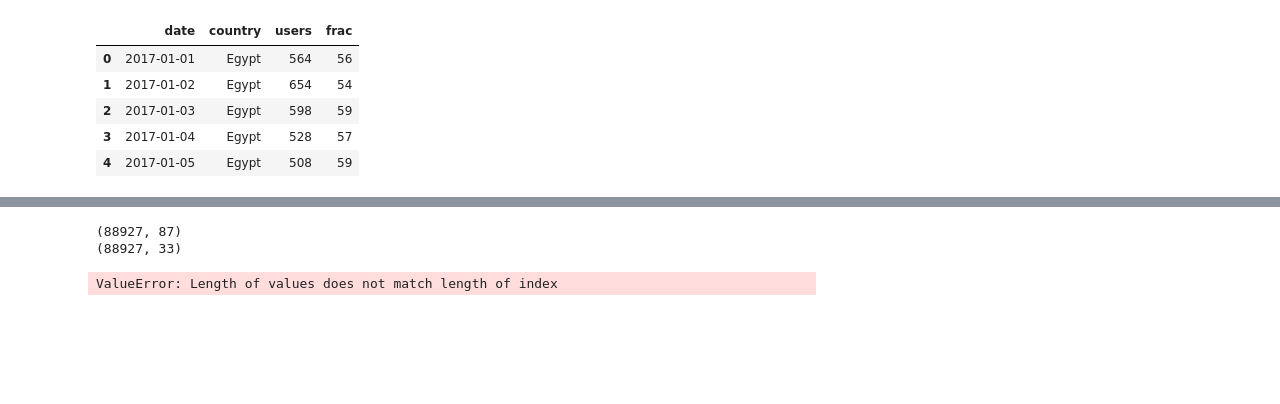
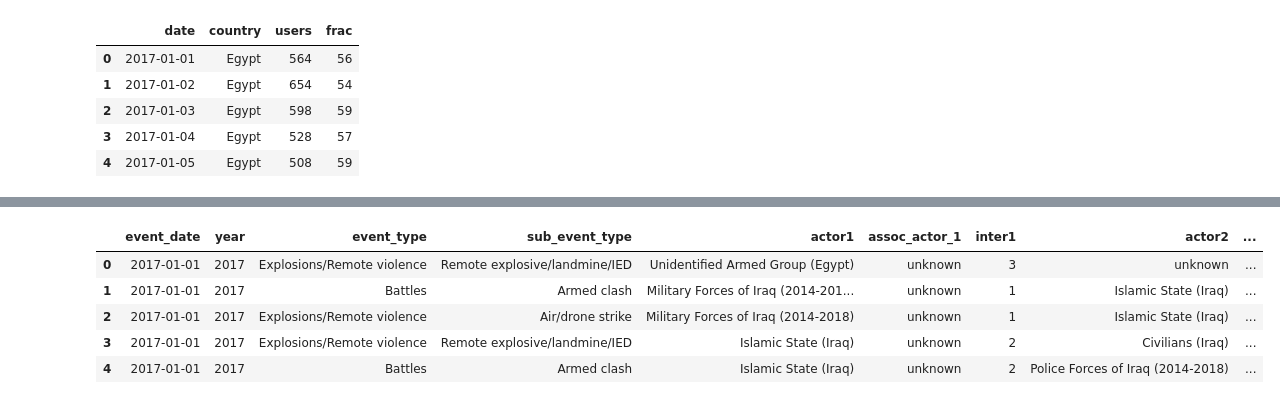
Before and after one commit to dbmcadam/Capstone, a Jupyter notebook: merging-notebook.ipynb, the cells around one changed output, grey strips where cells are left out. Cells and saved outputs as stored; diff of their text form; code cells hidden in the pictures; blank space fills up the shorter version.

```diff
--- a/merging-notebook.ipynb
+++ b/merging-notebook.ipynb
@@ -127,10 +152,8 @@ Index(['data_id', 'iso', 'event_id_cnty', 'event_id_no_cnty', 'event_date',
 # %%
-# Dropping Tor Date and admin3 Column
-acled_and_tor.drop(columns=['date', 'admin3'], inplace=True)
+# Dropping data column for tor data
+acled_and_tor.drop(columns='date', axis=1, inplace=True)
 # %%
 # Extracting Month Column and Creating Seperate Column
 acled_and_tor['month'] = acled_and_tor['event_date'].dt.month
 # %%
-# Reading in Economic Data
-econ_data = pd.read_csv('data/econ-data-imputed.csv')
-econ_data.head()
+econ_data = pd.read_csv('data/econ-data.csv')
@@ -171,11 +186,15 @@ Population density people per square km                         0
 dtype: int64
-# %%
-print(conflict.shape)
-print(acled_and_tor.shape)
-# %% [output]
-(88927, 87)
-(88927, 33)
 # %%
-conflict['missing'] = [1 for i in conflict['Consumer Price Index (CPI)'] if i == np.nan]
+conflict['missing_data'] = conflict['Consumer Price Index (CPI)'].map({np.nan:1})
+conflict['missing_data'].fillna(0, inplace=True)
-# %% [output]
-ValueError: Length of values does not match length of index
+# %%
+conflict.drop(columns=econ_data.columns, inplace=True)
+# %%
+conflict.head()
+# %% [output]
+|  | event_date | year | event_type | sub_event_type | actor1 | assoc_actor_1 | inter1 | actor2 | ... |
+| 0 | 2017-01-01 | 2017 | Explosions/Remote violence | Remote explosive/landmine/IED | Unidentified Armed Group (Egypt) | unknown | 3 | unknown | ... |
+| 1 | 2017-01-01 | 2017 | Battles | Armed clash | Military Forces of Iraq (2014-201... | unknown | 1 | Islamic State (Iraq) | ... |
+| 2 | 2017-01-01 | 2017 | Explosions/Remote violence | Air/drone strike | Military Forces of Iraq (2014-2018) | unknown | 1 | Islamic State (Iraq) | ... |
+| 3 | 2017-01-01 | 2017 | Explosions/Remote violence | Remote explosive/landmine/IED | Islamic State (Iraq) | unknown | 2 | Civilians (Iraq) | ... |
+| 4 | 2017-01-01 | 2017 | Battles | Armed clash | Islamic State (Iraq) | unknown | 2 | Police Forces of Iraq (2014-2018) | ... |
```
Also changed, not shown: parts of 22 cells of this notebook, 10 other files.
